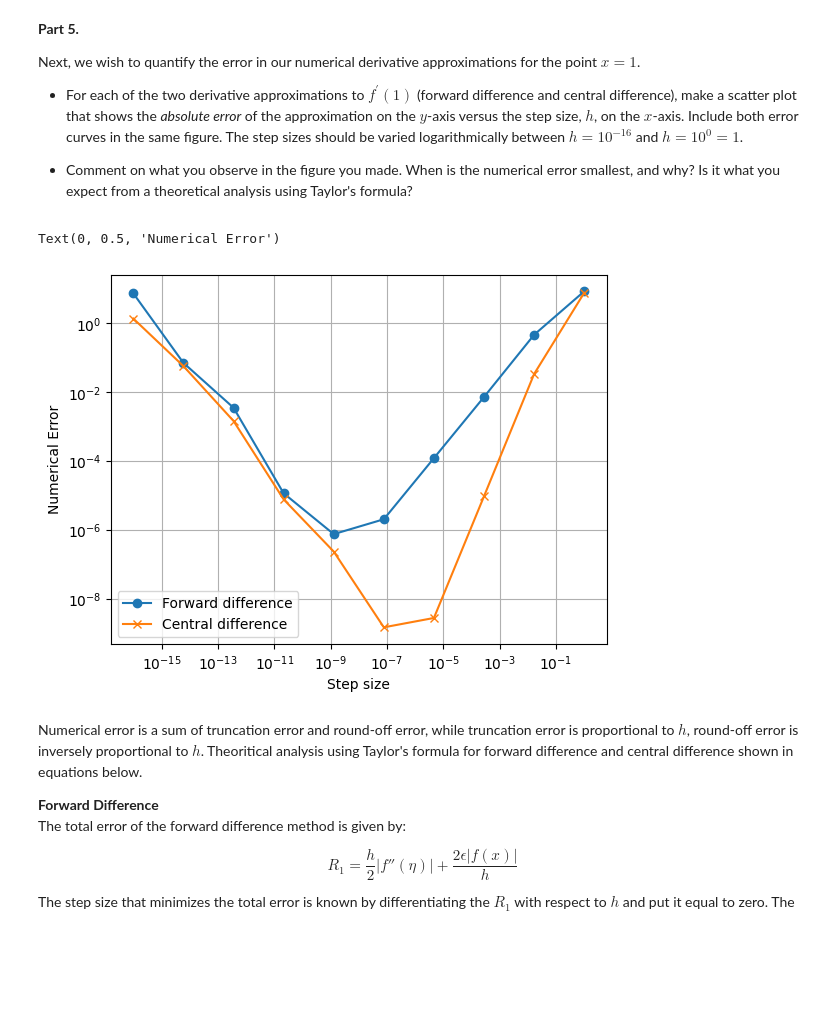
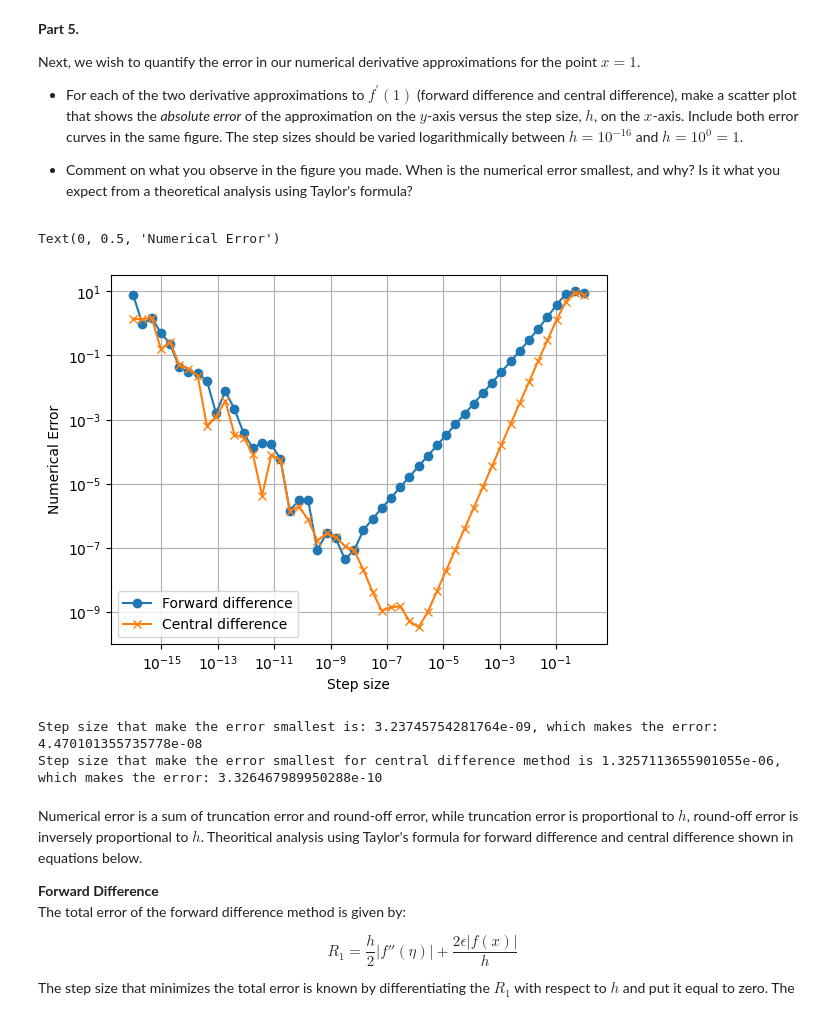
Before and after one commit to dladea/MOD500-Project-1, a Jupyter notebook: project1.ipynb, the cells around one changed output. Saved outputs shown, nothing was run; the diff lists cells and outputs as text; code cells hidden in the pictures; blank space fills up the shorter version.

Commit message:
optimal step size for numerical

```diff
--- a/project1.ipynb
+++ b/project1.ipynb
@@ -346,20 +346,29 @@ Next, we wish to quantify the error in our numerical derivative approximations f
 * Comment on what you observe in the figure you made. When is the numerical error smallest, and why? Is it what you expect from a theoretical analysis using Taylor's formula?
 # %%
 fig = plt.figure()
-step = np.logspace(-16, 0, 10)
+step = np.logspace(-16, 0, 50)
 x = 1
-plt.plot(step, [abs(forward_difference(f, x, h) - analytical_derivative(x)) for h in step], '-o', label='Forward difference')
-plt.plot(step, [abs(central_difference(f, x, h) - analytical_derivative(x)) for h in step], '-x', label='Central difference')
+error_forward = [abs(forward_difference(f, x, h) - analytical_derivative(x)) for h in step]
+error_central = [abs(central_difference(f, x, h) - analytical_derivative(x)) for h in step]
+plt.plot(step, error_forward, '-o', label='Forward difference')
+plt.plot(step, error_central, '-x', label='Central difference')
 
 plt.grid()
 plt.legend(loc='best')
 plt.xscale('log')
 plt.yscale('log')
 plt.xlabel('Step size')
 plt.ylabel('Numerical Error')
 # %% [output]
 Text(0, 0.5, 'Numerical Error')
-[figure, old version]
+[figure, new version]
+# %%
+#return the step size that make the error smallest based on numerical calculation
+print(f'Step size that make the error smallest is: {step[error_forward.index(min(error_forward))]}, which makes the error: {min(error_forward)}')
+print(f'Step size that make the error smallest for central difference method is {step[error_central.index(min(error_central))]}, which makes the error: {min(error_central)}')
+# %% [output]
+Step size that make the error smallest is: 3.23745754281764e-09, which makes the error: 4.470101355735778e-08
+Step size that make the error smallest for central difference method is 1.3257113655901055e-06, which makes the error: 3.326467989950288e-10
 # %% [markdown]
 Numerical error is a sum of truncation error and round-off error, while truncation error is proportional to $h$, round-off error is inversely proportional to $h$. Theoritical analysis using Taylor's formula for forward difference and central difference shown in equations below.
 
```
